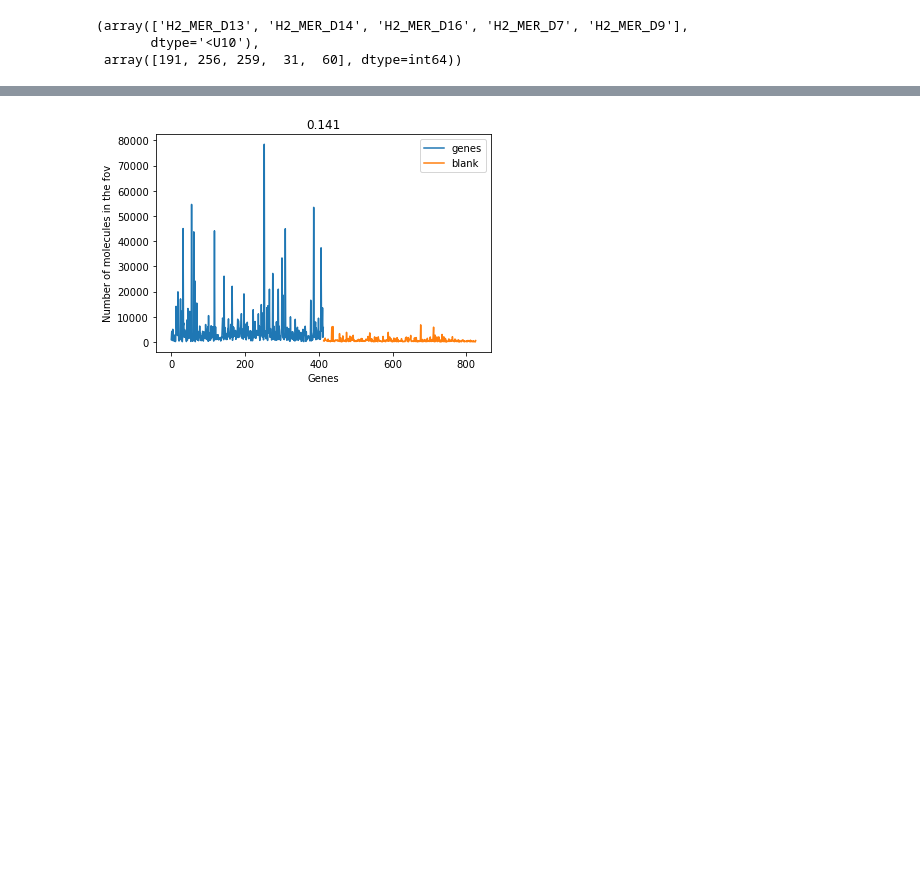
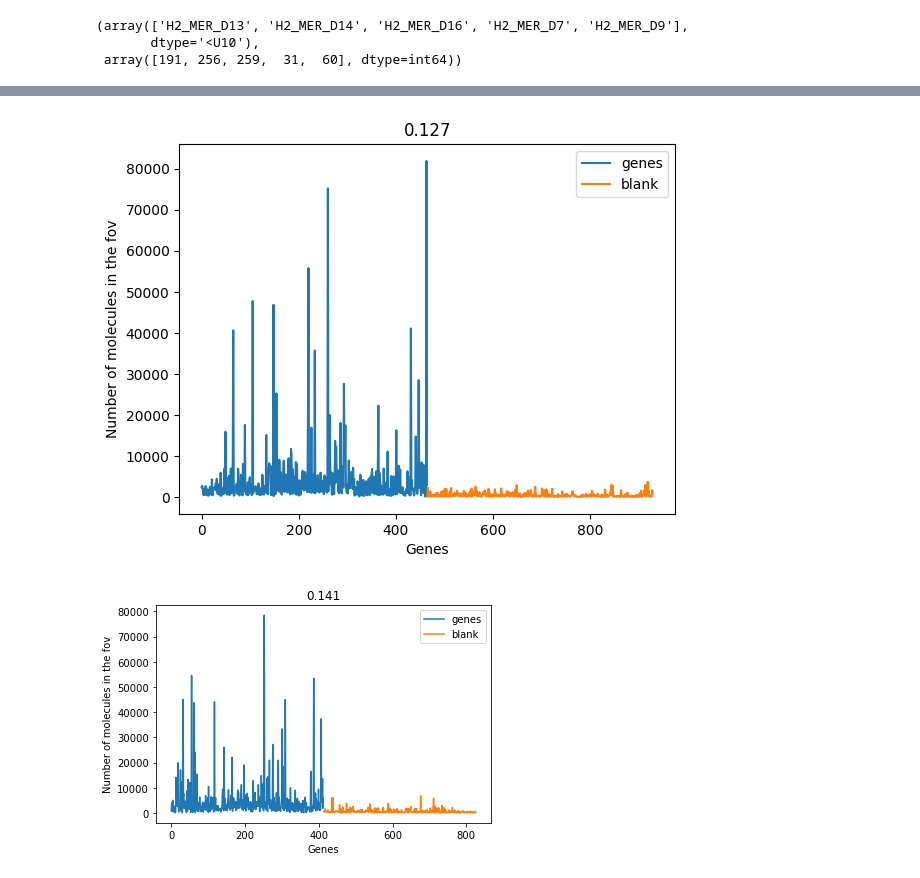
Before and after one commit to deprekate/NMERFISH, a Jupyter notebook: EmbryoCheckProgress.ipynb, the cells around one changed output, grey strips where cells are left out. Drawn from its saved outputs; the diff is of its cells as text; code cells hidden in the pictures; blank space fills up the shorter version.

```diff
--- a/EmbryoCheckProgress.ipynb
+++ b/EmbryoCheckProgress.ipynb
@@ -80,3 +81,9 @@ get_score_withRef(dec,scoresRef,plt_val=True,gene=None,iSs = None)
+# %%
+
+dec.th=-1.5
+plot_statistics(dec)
+# %% [output]
+[figure, added]
 # %%
 
 dec.th=-1.5
```
Also changed, not shown: parts of 10 cells of this notebook, 3 other files.
